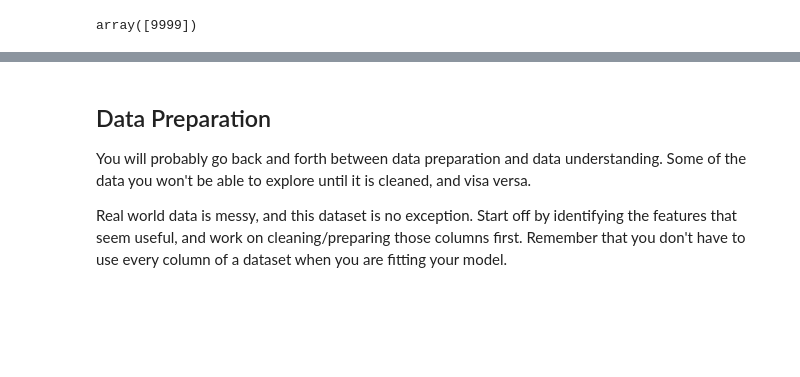
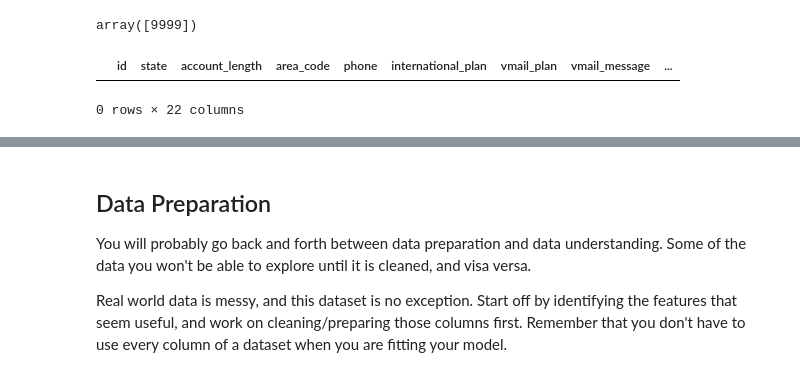
Before and after one commit to schwaaweb/aimlds1_07-TheMachineLearningFramework, a Jupyter notebook: M07_A--DJ--The_Machine_Learning_Framework.ipynb, the cells around one changed output, grey strips where cells are left out. Drawn from its saved outputs; the diff is of its cells as text; code cells hidden in the pictures; blank space fills up the shorter version.

```diff
--- a/M07_A--DJ--The_Machine_Learning_Framework.ipynb
+++ b/M07_A--DJ--The_Machine_Learning_Framework.ipynb
@@ -95,3 +105,8 @@ df_test.head()
 df_test.churn.unique()
 # %% [output]
 array([9999])
+# %%
+df_test[:0]
+# %% [output]
+|  | id | state | account_length | area_code | phone | international_plan | vmail_plan | vmail_message | ... |
+0 rows × 22 columns
```
Also changed, not shown: parts of 6 cells of this notebook, 3 other files.
